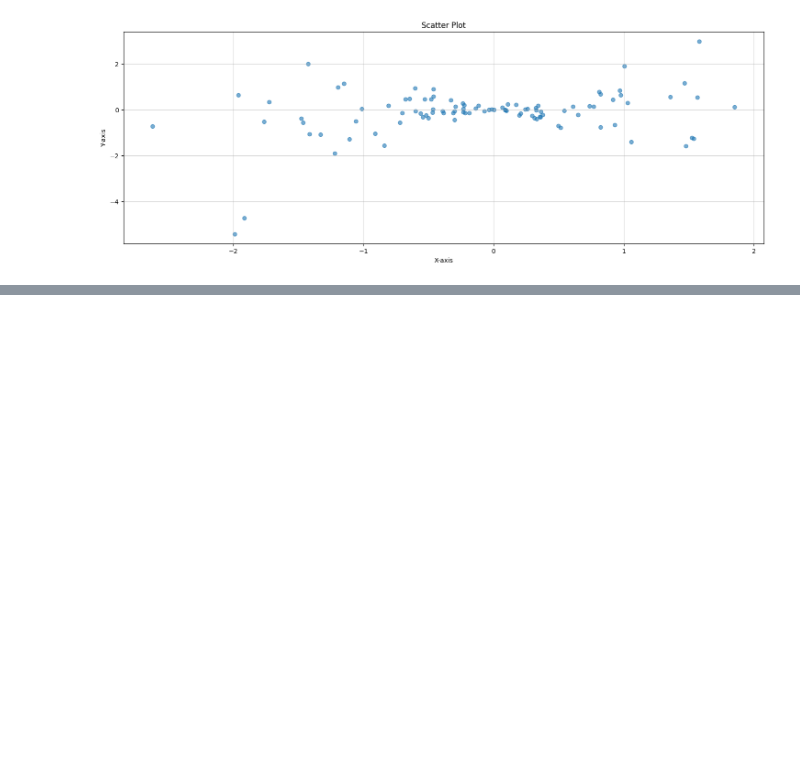
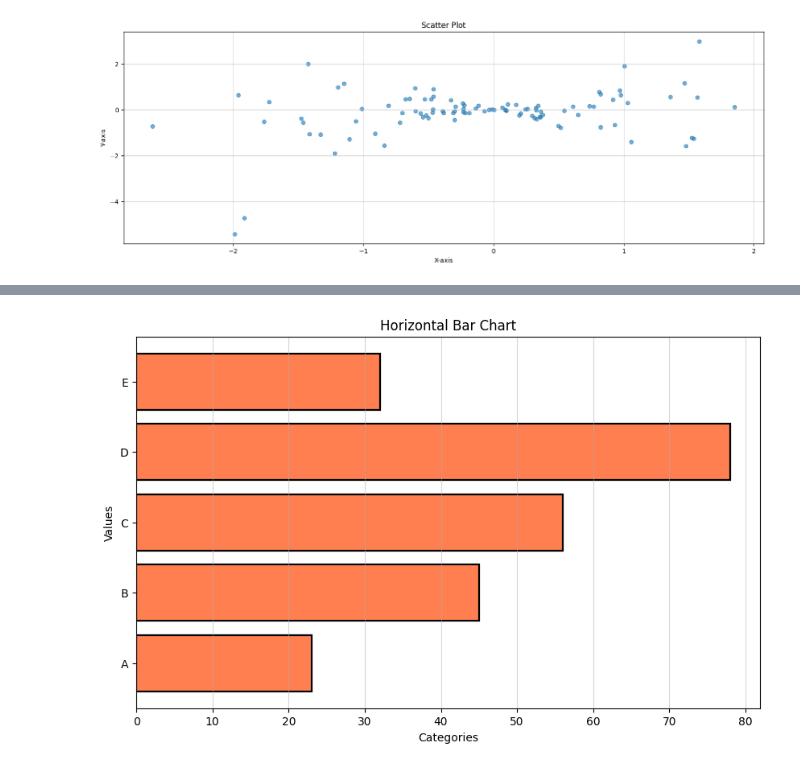
Before and after one commit to Deepanki-sketch/python-basics, a Jupyter notebook: Matplotlib/Matplotlib.ipynb, the cells around one changed output, grey strips where cells are left out. Cells and saved outputs as stored; diff of their text form; code cells hidden in the pictures; blank space fills up the shorter version.

```diff
--- a/Matplotlib/Matplotlib.ipynb
+++ b/Matplotlib/Matplotlib.ipynb
@@ -98,0 +130,10 @@ plt.show()
+# %%
+plt.figure(figsize=(10,6))
+plt.barh(categories, values, color = 'coral', edgecolor = 'black', linewidth = 1.6)
+plt.xlabel("Categories")
+plt.ylabel("Values")
+plt.title("Horizontal Bar Chart")
+plt.grid(True, alpha = 0.5, axis='x')
+plt.show()
+# %% [output]
+[figure, added]
```
Also changed, not shown: parts of 5 cells of this notebook.
